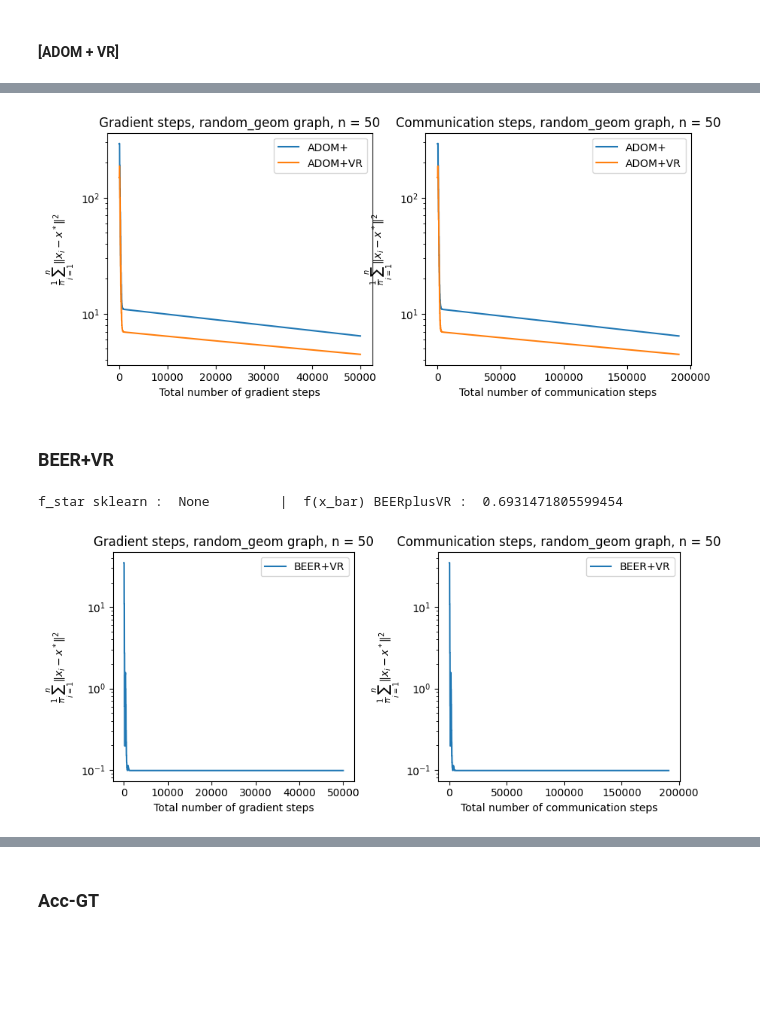
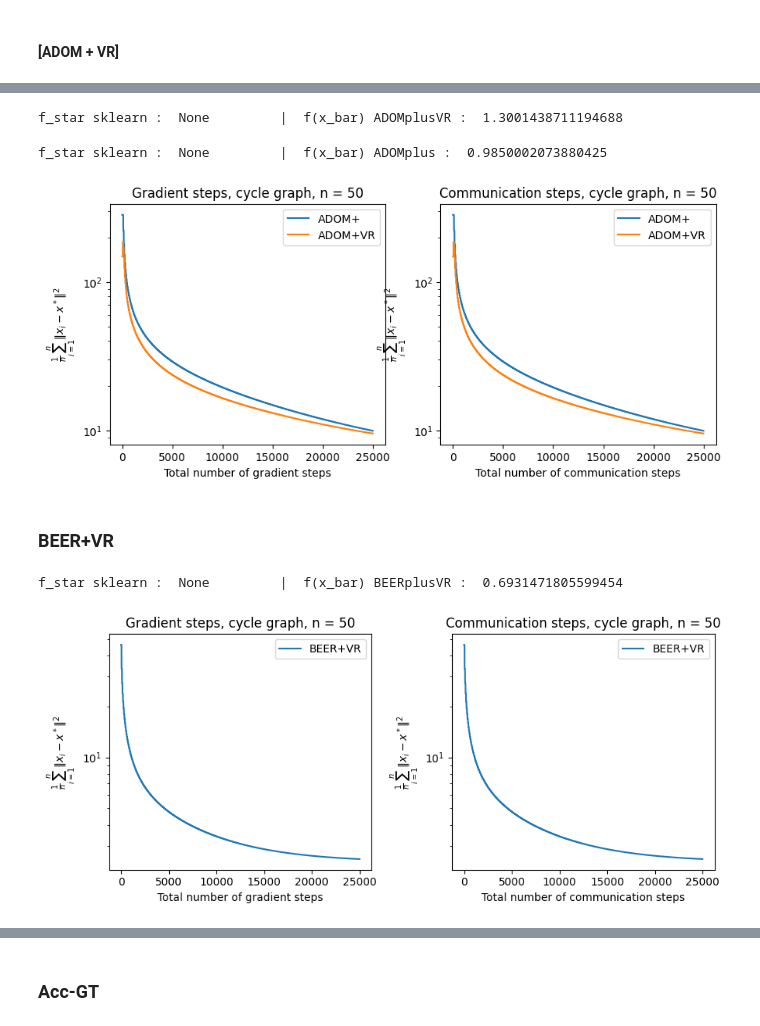
Before and after one commit to jffDev/adom_plus_vr, a Jupyter notebook: experiments.ipynb, the cells around one changed output, grey strips where cells are left out. Saved outputs shown, nothing was run; the diff lists cells and outputs as text; code cells hidden in the pictures; blank space fills up the shorter version.

```diff
--- a/experiments.ipynb
+++ b/experiments.ipynb
@@ -83,8 +83,8 @@ warnings.filterwarnings('ignore')
 # %%
 # Variables for the graphs
 n_workers = 50
-radius = 0.25
-id_graph_type = 6
+radius = 0.15
+id_graph_type = 2
 
 list_graph_name = ['star', 'complete', 'cycle', 'path', '2D_grid', 'barbell', 'random_geom']
 graph_type = list_graph_name[id_graph_type]
@@ -107,22 +104,24 @@ import importlib
 import utils
 importlib.reload(data)
 importlib.reload(utils)
+import matplotlib.pyplot as plt
 
 from utils import compute_regularity_constants
 from data import create_data
 
 # Variables for the datasets and task considered
-n_samples = 200 * n_workers
+# n_samples = 100 * n_workers
 
 # classification = True
 # # dataset_name = "cpusmall.txt" #12
 # # dataset_name = "cadata.txt"   #8
-dataset_name = "a8a.txt"      #123
+dataset_name = "a9a.txt"      #123
 dim = 123
 classification = True
 data, labels = create_data(n_samples, dim, n_workers, classification, dataset_name)
 
-# dim=20
+# dim=2
+# n_samples=300*n_workers
 # classification = True
 # data, labels = create_sample_data(n_samples, dim, n_workers, classification)
 
@@ -137,14 +136,3 @@ args = Args_for_main(None, data, labels, classification, mu, L, dim, n_workers,
  Smoothness coefficient : 3.48
 # %% [markdown]
 #### [ADOM + VR]
-# %%
-import main
-import importlib
-importlib.reload(main)
-
-args.optimizer_name = "ADOMplusVR"
-args.use_multi_consensus = False
-args.steps = 1000
-
-opt_adom_vr, grad_loss_adom_vr, com_loss_adom_vr = main.main(args)
-plot_losses(grad_loss_adom_vr, com_loss_adom_vr, 'ADOM+VR', graph_type, n_workers)
@@ -154,7 +138,0 @@ f_star sklearn :  None         |  f(x_bar) ADOMplusVR :  0.8774259577220265
-# %%
-args.optimizer_name = "ADOMplus"
-args.use_multi_consensus = False
-args.steps = 1000
-opt_adom, grad_loss_adom, com_loss_adom = main.main(args)
-
-plot_losses(grad_loss_adom, com_loss_adom, 'ADOM+', graph_type, n_workers)
@@ -164,33 +139,48 @@ f_star sklearn :  None         |  f(x_bar) ADOMplus :  0.7120284532680456
 # %%
-import matplotlib.pyplot as plt
+import main
+import importlib
+importlib.reload(main)
+
+args.use_multi_consensus = False
+args.steps = 500
+
+args.optimizer_name = "ADOMplusVR"
+opt_adom_vr, grad_loss_adom_vr, com_loss_adom_vr = main.main(args)
+# plot_losses(grad_loss_adom_vr, com_loss_adom_vr, 'ADOM+VR', graph_type, n_workers)
+
+args.optimizer_name = "ADOMplus"
+opt_adom, grad_loss_adom, com_loss_adom = main.main(args)
+# plot_losses(grad_loss_adom, com_loss_adom, 'ADOM+', graph_type, n_workers)
 
 f = plt.figure(figsize=(10, 4))
 ax0 = f.add_subplot(121)
 ax1 = f.add_subplot(122)
 ax0.plot(np.arange(len(grad_loss_adom)), np.array(grad_loss_adom), label=r"ADOM+")
 ax0.plot(np.arange(len(grad_loss_adom_vr)), np.array(grad_loss_adom_vr), label=r"ADOM+VR")
 ax0.set(
     xlabel="Total number of gradient steps",
     ylabel=r"$\frac{1}{n} \sum_{i=1}^{n}\Vert x_i - x^*\Vert^2$",
     title="Gradient steps, %s graph, n = %d" % (graph_type, n_workers),
     yscale="log",
     # ylim=(1e4, 1e5)
 )
 ax0.legend(loc="upper right")
 ax1.plot(np.arange(len(com_loss_adom)), np.array(com_loss_adom), label=r"ADOM+")
 ax1.plot(np.arange(len(com_loss_adom_vr)), np.array(com_loss_adom_vr), label=r"ADOM+VR")
 ax1.set(
     xlabel="Total number of communication steps",
     ylabel=r"$\frac{1}{n} \sum_{i=1}^{n}\Vert x_i - x^*\Vert^2$",
     title="Communication steps, %s graph, n = %d" % (graph_type, n_workers),
     yscale="log",
     # ylim=(1e1, 1e5)
 )
 ax1.legend(loc="upper right")
 # plt.tight_layout()
 plt.show()
 # %% [output]
+f_star sklearn :  None         |  f(x_bar) ADOMplusVR :  1.3001438711194688
+f_star sklearn :  None         |  f(x_bar) ADOMplus :  0.9850002073880425
-[figure, old version]
+[figure, new version]
 # %%
 import importlib
 import visualization
@@ -209,16 +199,14 @@ visualization.plot_all_losses(
 import main
 import importlib
 importlib.reload(main)
+args.steps = 500
 
 args.optimizer_name = "BEERplusVR"
-args.use_multi_consensus = False
-args.steps = 1000
-
 opt_beer_vr, grad_loss_beer_vr, com_loss_beer_vr = main.main(args)
 plot_losses(grad_loss_beer_vr, com_loss_beer_vr, 'BEER+VR', graph_type, n_workers)
 # %% [output]
 f_star sklearn :  None         |  f(x_bar) BEERplusVR :  0.6931471805599454
-[figure, old version]
+[figure, new version]
 # %%
 f = plt.figure(figsize=(10, 4))
 ax0 = f.add_subplot(121)
```
Also changed, not shown: parts of 6 cells of this notebook, 3 other files.
